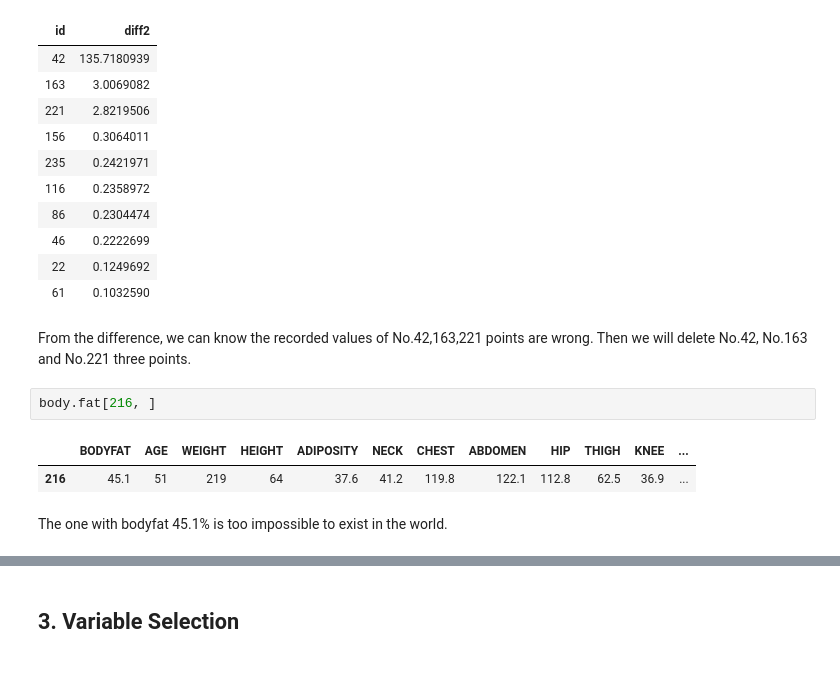
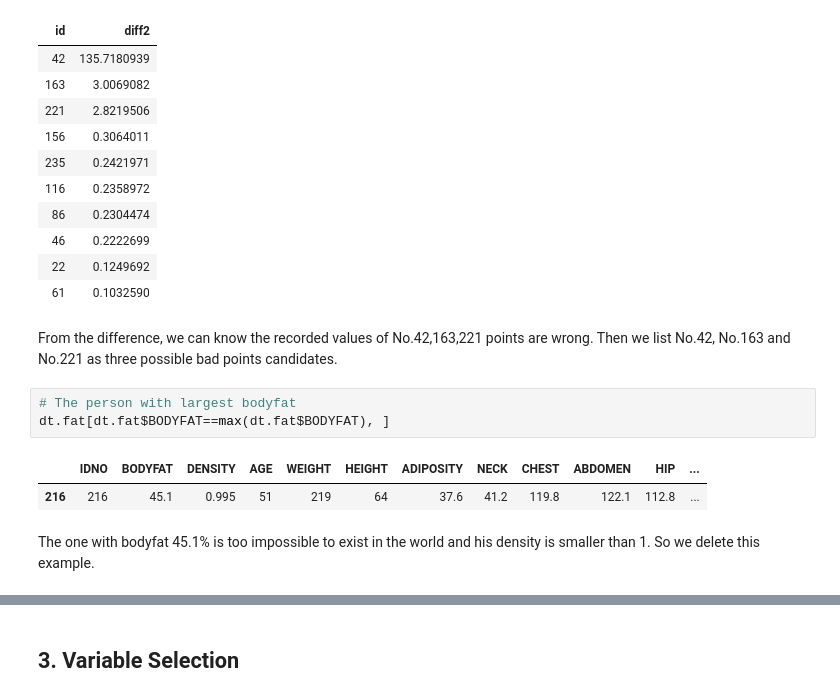
Before and after one commit to YezhouLi/628_Module_2, a Jupyter notebook: main-checkpoint.ipynb, the cells around one changed output, grey strips where cells are left out. Saved outputs shown, nothing was run; the diff lists cells and outputs as text; blank space fills up the shorter version.

```diff
--- a/main-checkpoint.ipynb
+++ b/main-checkpoint.ipynb
@@ -150,11 +150,12 @@ ab2[order(ab2[,2],decreasing = T),][1:10,]
 | 22 | 0.1249692 |
 | 61 | 0.1032590 |
 # %% [markdown]
-From the difference, we can know the recorded values of No.42,163,221 points are wrong. Then we will delete No.42, No.163 and No.221 three points.
+From the difference, we can know the recorded values of No.42,163,221 points are wrong. Then we list No.42, No.163 and No.221 as three possible bad points candidates.
-# %%
-body.fat[216, ]
-# %% [output]
-|  | BODYFAT | AGE | WEIGHT | HEIGHT | ADIPOSITY | NECK | CHEST | ABDOMEN | HIP | THIGH | KNEE | ... |
-| 216 | 45.1 | 51 | 219 | 64 | 37.6 | 41.2 | 119.8 | 122.1 | 112.8 | 62.5 | 36.9 | ... |
+# %%
+# The person with largest bodyfat
+dt.fat[dt.fat$BODYFAT==max(dt.fat$BODYFAT), ]
+# %% [output]
+|  | IDNO | BODYFAT | DENSITY | AGE | WEIGHT | HEIGHT | ADIPOSITY | NECK | CHEST | ABDOMEN | HIP | ... |
+| 216 | 216 | 45.1 | 0.995 | 51 | 219 | 64 | 37.6 | 41.2 | 119.8 | 122.1 | 112.8 | ... |
 # %% [markdown]
-The one with bodyfat 45.1% is too impossible  to exist in the world.
+The one with bodyfat 45.1% is too impossible  to exist in the world and his density is smaller than 1. So we delete this example.
```
Also changed, not shown: parts of 22 cells of this notebook.
